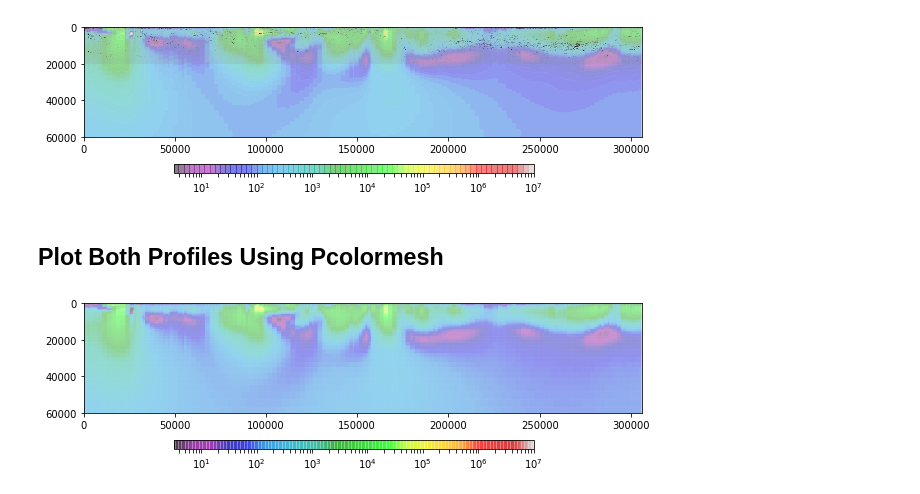
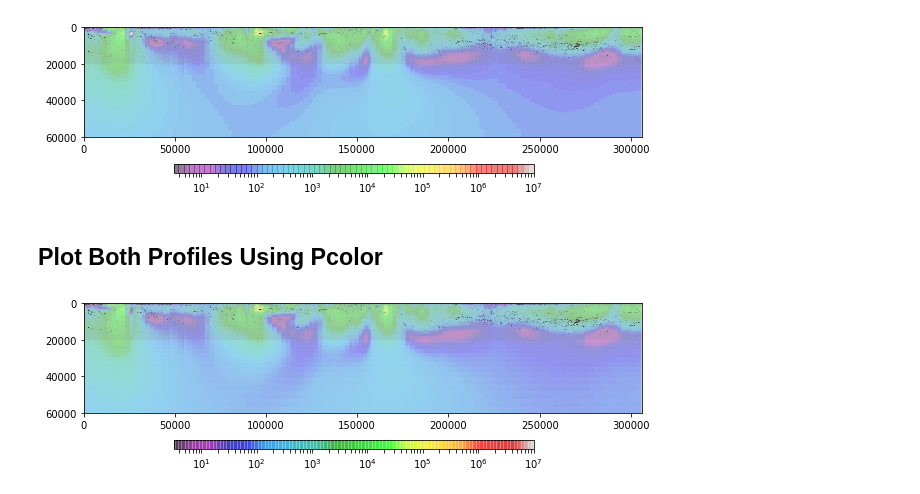
Before and after one commit to MTgeophysics/mtpy, a Jupyter notebook: mtpy/imaging2/plot_resistivity_seismic.ipynb, the cells around one changed output. Saved outputs shown, nothing was run; the diff lists cells and outputs as text; code cells hidden in the pictures.

```diff
--- a/mtpy/imaging2/plot_resistivity_seismic.ipynb
+++ b/mtpy/imaging2/plot_resistivity_seismic.ipynb
@@ -146,7 +146,7 @@ plt.savefig('/tmp/b.png', dpi=600)
 # %% [output]
 [figure]
 # %% [markdown]
-## Plot Both Profiles Using Pcolormesh
+## Plot Both Profiles Using Pcolor
 # %%
 # set plot dimensions
 matplotlib.rcParams['figure.figsize'] = (10.0, 5.0)
@@ -154,12 +154,12 @@ fig,ax = plt.subplots(1,1)
 
 # plot resistivity ==================================================
 ci = ax.pcolor(gdistance, gz, mvals,
-                   norm=colors.LogNorm(),
-                   vmin=np.power(10,0.5), vmax=np.power(10,7),
-                   cmap='nipy_spectral',
-                   alpha=0.5, linewidth=0,
-                   edgecolors='None',
-                   rasterized=True)
+               norm=colors.LogNorm(),
+               vmin=np.power(10,0.5), vmax=np.power(10,7),
+               cmap='nipy_spectral',
+               alpha=0.5, linewidth=0,
+               edgecolors='None',
+               rasterized=True)
 
 # deal with white stripes
 ci.set_antialiaseds(True)
@@ -169,32 +169,33 @@ ci.set_rasterized(True)
 # for darker colors in the plot that result from calling contourf twice.
 cb_ax = fig.add_axes([0.25, 0.25, 0.5, 0.025])
 cb = plt.colorbar(ci, cax=cb_ax, ticks = LogLocator(subs=range(10)),
                   orientation="horizontal")
 cb.solids.set_edgecolor('none')
 cb.solids.set_antialiased(True)
 cb.solids.set_rasterized(True)
 
 
 # set max depth to 60 km, because the resistivity model goes much deeper
 M_MAX_DEPTH = 60e3
 
 # Plot seismic ======================================================
 # compute the 99th percentile and zero out all values below that. This can
 # be tweaked to plot the required amount of detail without cluttering the
 # plot
 
 
 vmm = np.percentile(svals.flatten(), 99)
 svalsClipped = np.array(svals)
 svalsClipped[svalsClipped<vmm]=0
 ci = ax.contourf(mdist, mdepth, svalsClipped, 50,
                  vmin=-vmm, vmax=vmm,
                  cmap='Greys', alpha=0.15, rasterized=True)
-'''
+
 ax.invert_yaxis()
 ax.set_aspect(1)
 ax.set_ylim(M_MAX_DEPTH)
 
+
 plt.savefig('/tmp/c.png', dpi=600)
 # %% [output]
-[figure, old version]
+[figure, new version]
```
